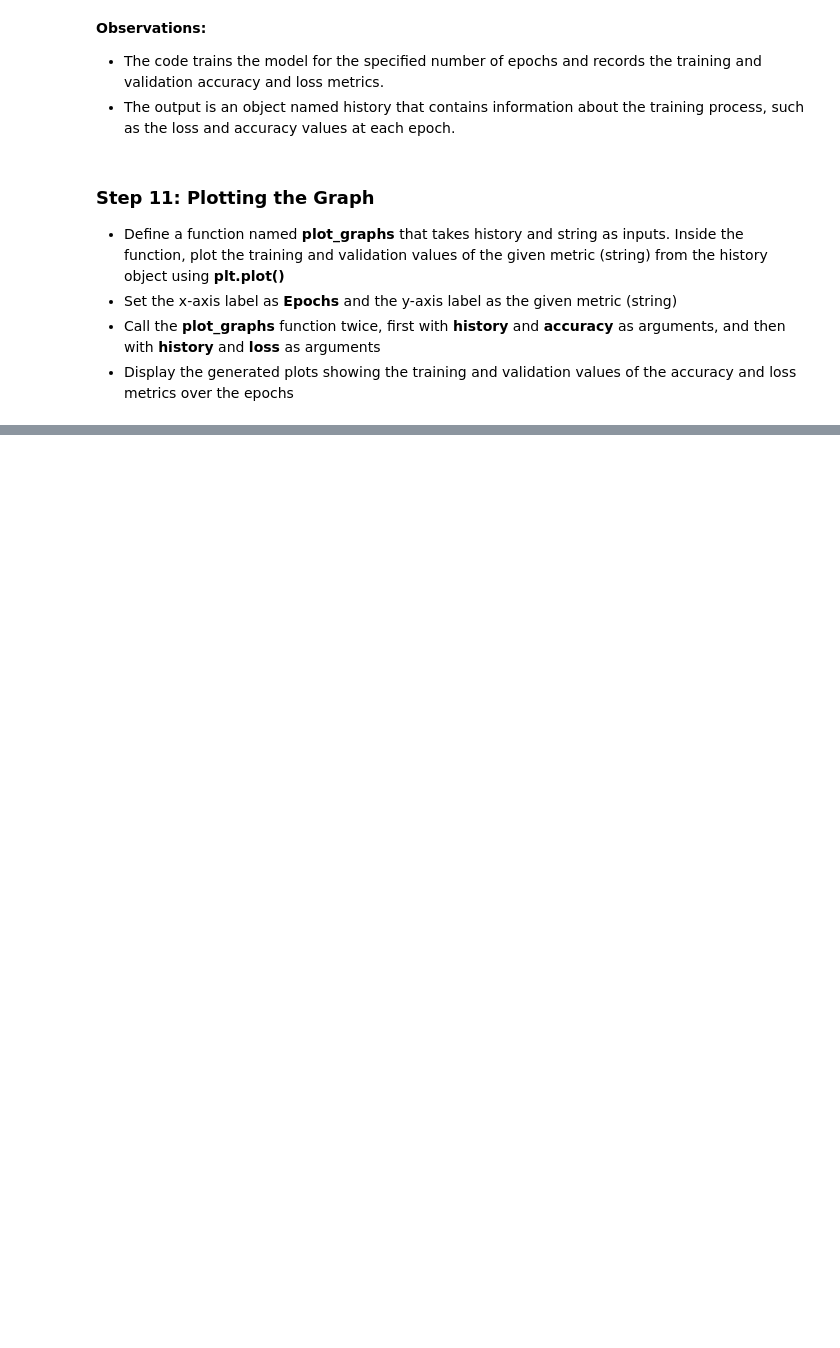
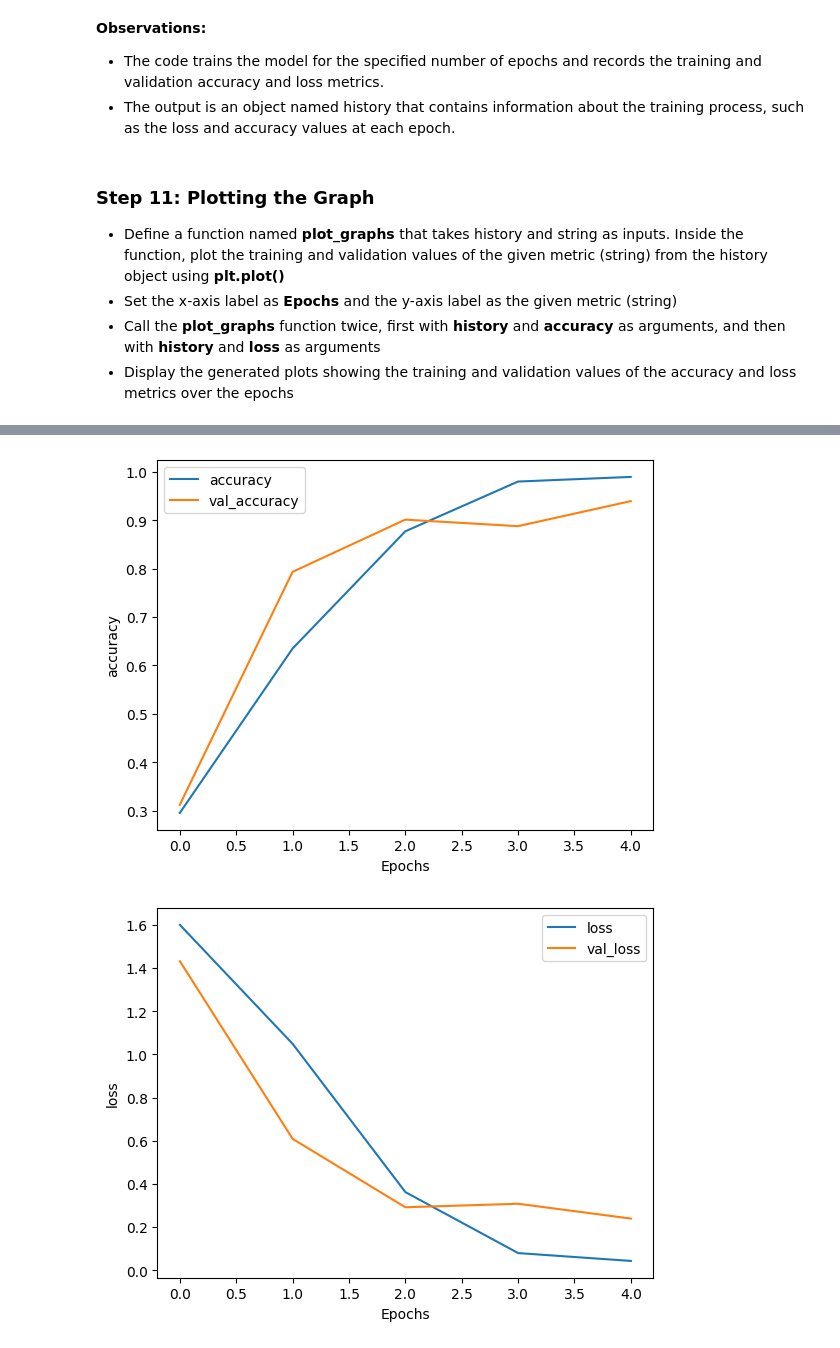
Before and after one commit to BasselD/ai-ml-training, a Jupyter notebook: 05_deep_learning/sequential_deep_learning/rnn_text_classification.ipynb, the cells around one changed output, grey strips where cells are left out. Cells and saved outputs as stored; diff of their text form; code cells hidden in the pictures; blank space fills up the shorter version.

```diff
--- a/05_deep_learning/sequential_deep_learning/rnn_text_classification.ipynb
+++ b/05_deep_learning/sequential_deep_learning/rnn_text_classification.ipynb
@@ -465,0 +573,10 @@ plot_graphs(history, "loss")
+# %%
+model = tf.keras.Sequential([
+
+    tf.keras.layers.Embedding(vocab_size, embedding_dim),
+    tf.keras.layers.Bidirectional(tf.keras.layers.LSTM(embedding_dim)),
+    tf.keras.layers.Dense(embedding_dim, activation='relu'),
+
+    tf.keras.layers.Dense(6, activation='softmax')
+])
+model.summary()
@@ -465,0 +599,7 @@ plot_graphs(history, "loss")
+# %%
+
+model.compile(loss='sparse_categorical_crossentropy', optimizer='adam', metrics=['accuracy'])
+
+num_epochs = 5
+
+history = model.fit(train_padded, training_label_seq, epochs=num_epochs, validation_data=(validation_padded, validation_label_seq), verbose=2)
@@ -465,0 +617,14 @@ plot_graphs(history, "loss")
+# %%
+def plot_graphs(history, string):
+  plt.plot(history.history[string])
+  plt.plot(history.history['val_'+string])
+  plt.xlabel("Epochs")
+  plt.ylabel(string)
+  plt.legend([string, 'val_'+string])
+  plt.show()
+
+plot_graphs(history, "accuracy")
+plot_graphs(history, "loss")
+# %% [output]
+[figure, added]
+[figure, added]
```
Also changed, not shown: parts of 20 cells of this notebook.
